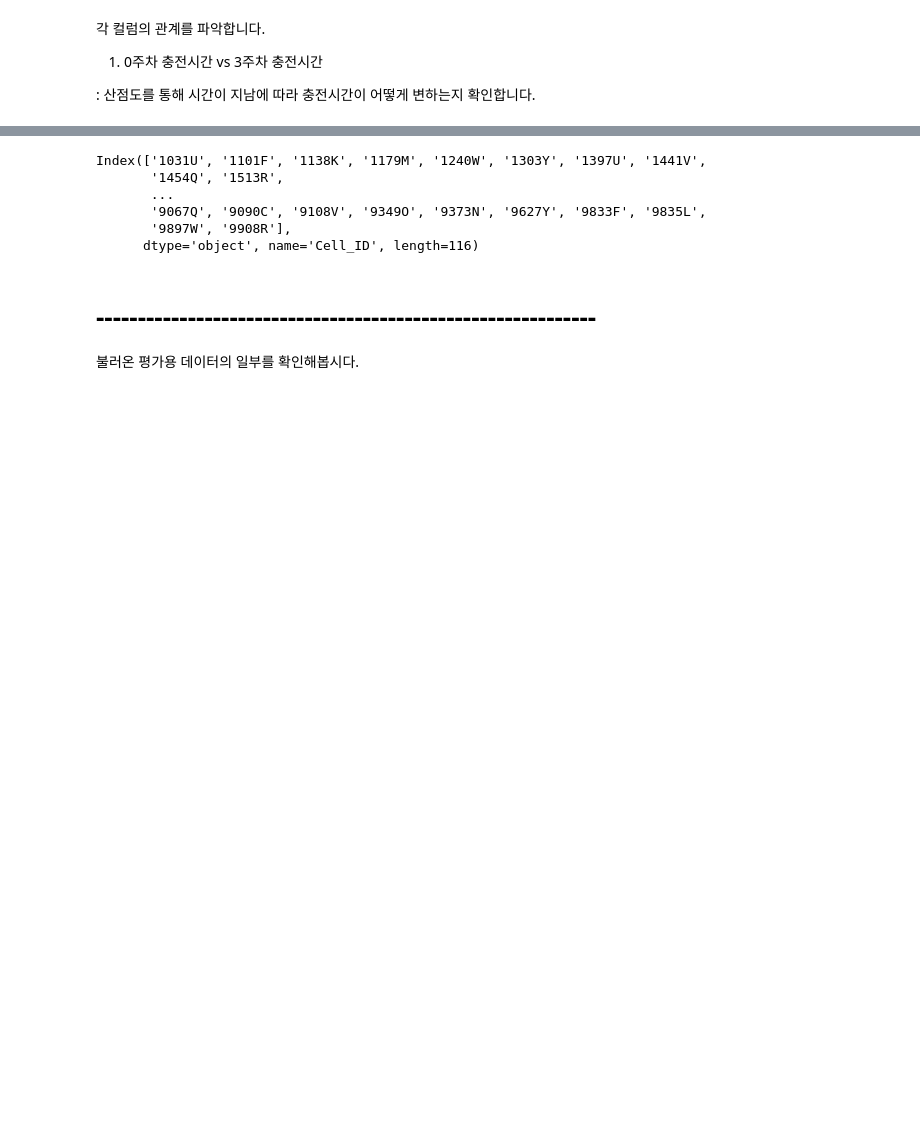
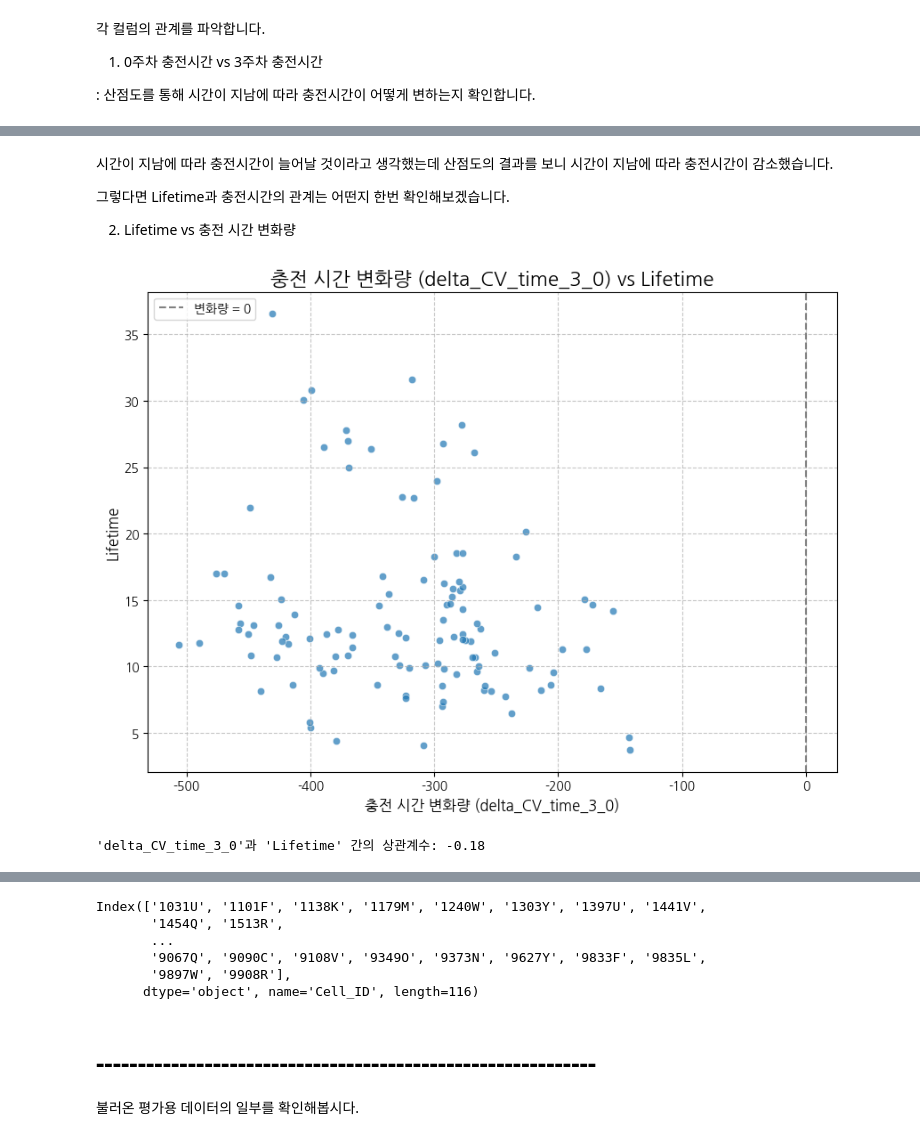
Before and after one commit to Uheech/YearDreamSchool-Competition, a Jupyter notebook: code.ipynb, the cells around one changed output, grey strips where cells are left out. Saved outputs shown, nothing was run; the diff lists cells and outputs as text; code cells hidden in the pictures; blank space fills up the shorter version.

```diff
--- a/code.ipynb
+++ b/code.ipynb
@@ -145,0 +188,35 @@ findfont: Font family 'Malgun Gothic' not found.
+# %% [markdown]
+시간이 지남에 따라 충전시간이 늘어날 것이라고 생각했는데 산점도의 결과를 보니 시간이 지남에 따라 충전시간이 감소했습니다.
+
+그렇다면 Lifetime과 충전시간의 관계는 어떤지 한번 확인해보겠습니다.
+
+2. Lifetime vs 충전 시간 변화량
+# %%
+plt.figure(figsize=(10, 7)) # 그래프 크기 설정
+
+# 산점도 그리기
+# X축: delta_CV_time_3_0
+# Y축: Lifetime
+sns.scatterplot(x='delta_CV_time_3_0', y='Lifetime', data=train_df, alpha=0.7) # alpha로 투명도 설정 (점이 많을 때 유용)
+
+# 그래프 제목과 축 라벨 설정
+plt.title('충전 시간 변화량 (delta_CV_time_3_0) vs Lifetime', fontsize=16)
+plt.xlabel('충전 시간 변화량 (delta_CV_time_3_0)', fontsize=12) # 컬럼의 실제 의미에 맞춰 라벨 조정 필요
+plt.ylabel('Lifetime', fontsize=12)
+
+# X축 0에 수직선 추가: 변화량이 0인 지점 (0주차와 3주차 시간이 같을 때)
+plt.axvline(x=0, color='grey', linestyle='--', label='변화량 = 0')
+
+# 그리드(격자) 추가
+plt.grid(True, linestyle='--', alpha=0.7)
+plt.legend() # 범례 표시
+
+# 그래프 보여주기
+plt.show()
+
+# 3. 추가적으로 'delta_CV_time_3_0'와 'Lifetime' 간의 상관계수도 확인
+correlation_delta_lifetime = train_df['delta_CV_time_3_0'].corr(train_df['Lifetime'])
+print(f"\n'delta_CV_time_3_0'과 'Lifetime' 간의 상관계수: {correlation_delta_lifetime:.2f}")
+# %% [output]
+[figure, added]
+'delta_CV_time_3_0'과 'Lifetime' 간의 상관계수: -0.18
```
Also changed, not shown: parts of 28 cells of this notebook.
